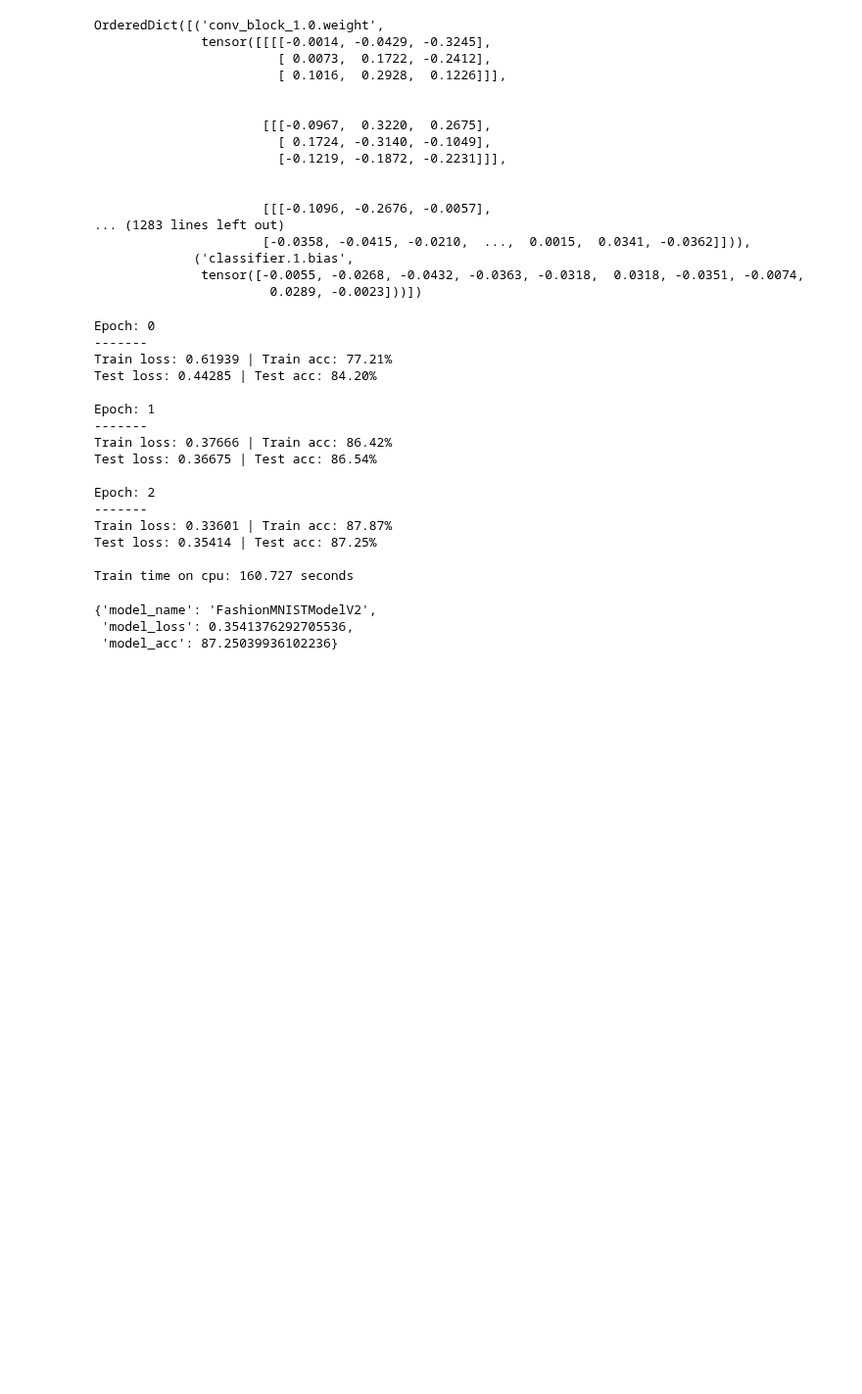
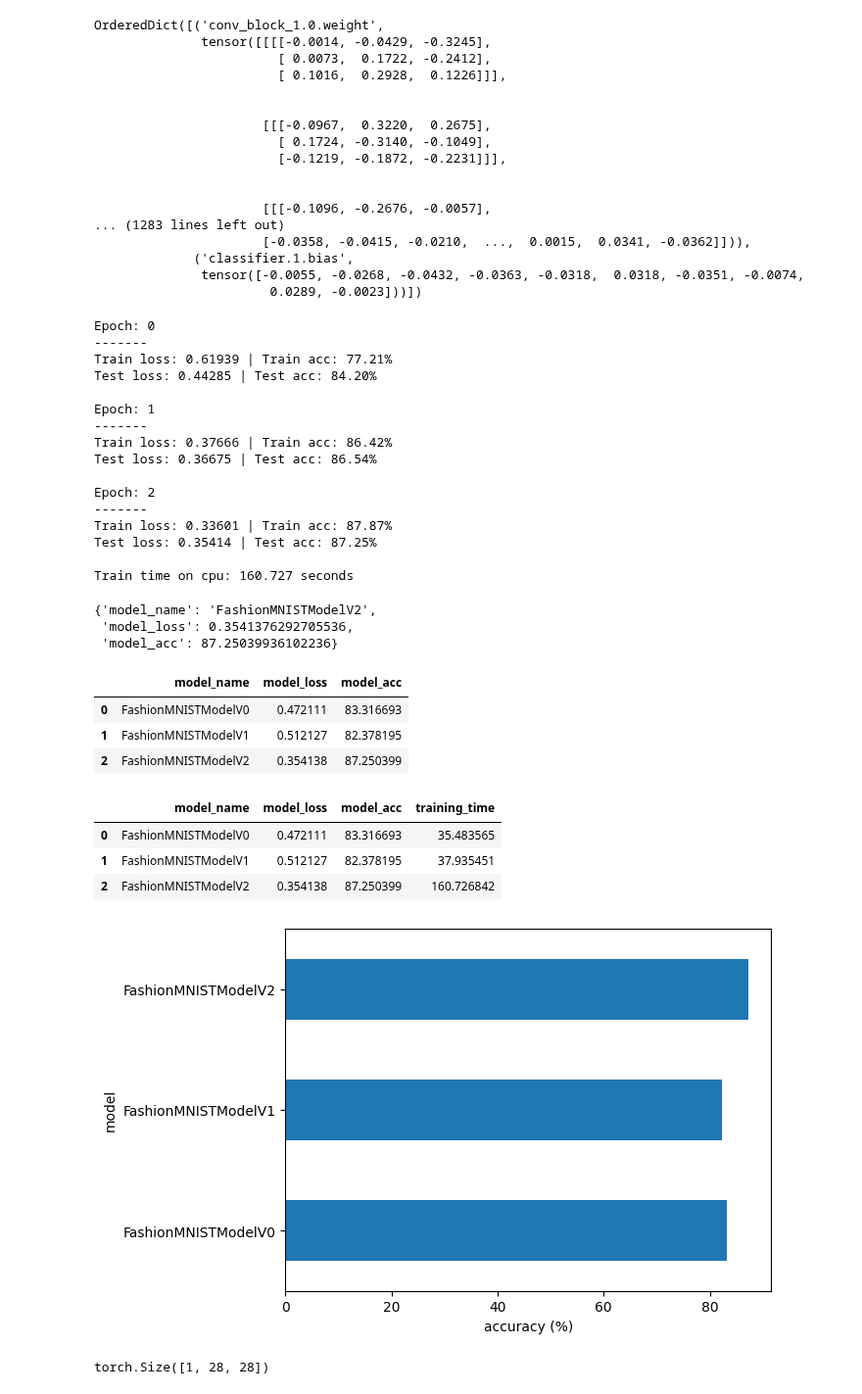
Before and after one commit to yungshun317/torch-dnn, a Jupyter notebook: computer_vision.ipynb, the cells around one changed output. Shown at 98% size. Cells and saved outputs as stored; diff of their text form; code cells hidden in the pictures; blank space fills up the shorter version.

```diff
--- a/computer_vision.ipynb
+++ b/computer_vision.ipynb
@@ -752,3 +754,65 @@ model_2_results
 {'model_name': 'FashionMNISTModelV2',
  'model_loss': 0.3541376292705536,
  'model_acc': 87.25039936102236}
+# %%
+compare_results = pd.DataFrame([model_0_results,
+                                model_1_results,
+                                model_2_results])
+compare_results
+# %% [output]
+|  | model_name | model_loss | model_acc |
+| 0 | FashionMNISTModelV0 | 0.472111 | 83.316693 |
+| 1 | FashionMNISTModelV1 | 0.512127 | 82.378195 |
+| 2 | FashionMNISTModelV2 | 0.354138 | 87.250399 |
+# %%
+# Add training time to results comparison
+compare_results["training_time"] = [total_train_time_model_0,
+                                    total_train_time_model_1,
+                                    total_train_time_model_2]
+compare_results
+# %% [output]
+|  | model_name | model_loss | model_acc | training_time |
+| 0 | FashionMNISTModelV0 | 0.472111 | 83.316693 | 35.483565 |
+| 1 | FashionMNISTModelV1 | 0.512127 | 82.378195 | 37.935451 |
+| 2 | FashionMNISTModelV2 | 0.354138 | 87.250399 | 160.726842 |
+# %%
+# Visualize our model results
+compare_results.set_index("model_name")["model_acc"].plot(kind="barh")
+plt.xlabel("accuracy (%)")
+plt.ylabel("model");
+# %% [output]
+[figure, added]
+# %%
+def make_predictions(model: torch.nn.Module,
+                     data: list,
+                     device: torch.device = device):
+  pred_probs = []
+  model.to(device)
+  model.eval()
+  with torch.inference_mode():
+    for sample in data:
+      # Prepare the sample (add a batch dimension and pass to target device)
+      sample = torch.unsqueeze(sample, dim=0).to(device)
+
+      # Forward pass (model outputs raw logits)
+      pred_logit = model(sample)
+
+      # Get prediction probability (logit to prediction probability)
+      pred_prob = torch.softmax(pred_logit.squeeze(), dim=0)
+
+      # Get pred_prob off the GPU for further calculations
+      pred_probs.append(pred_prob.cpu())
+
+  # Stack the pred_probs to turn list into a tensor
+  return torch.stack(pred_probs)
+
+test_samples = []
+test_labels = []
+for sample, label in random.sample(list(test_data), k=9):
+  test_samples.append(sample)
+  test_labels.append(label)
+
+# View the first sample shape
+test_samples[0].shape
+# %% [output]
+torch.Size([1, 28, 28])
```
Also changed, not shown: parts of 6 cells of this notebook.
